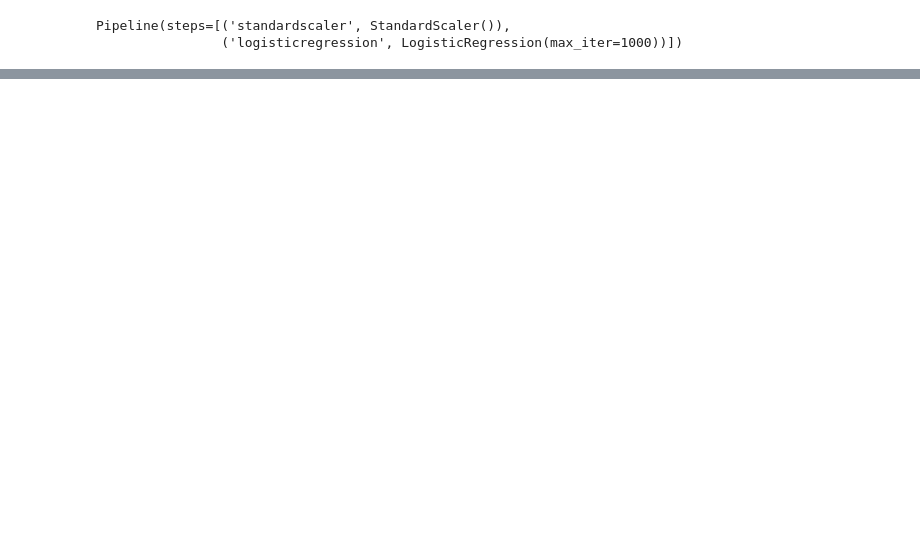
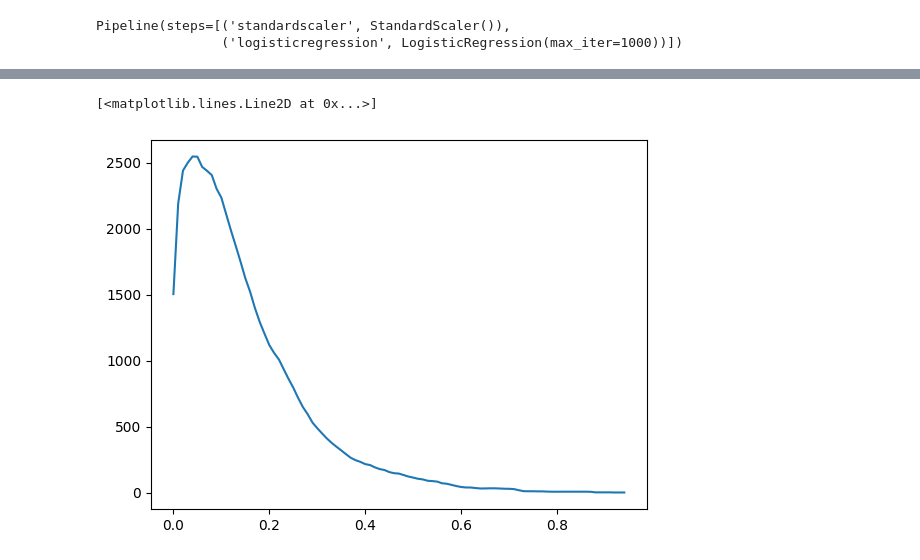
Before and after one commit to erxcshi/crypto_pred_market, a Jupyter notebook: models/log_reg.ipynb, the cells around one changed output, grey strips where cells are left out. Cells and saved outputs as stored; diff of their text form; code cells hidden in the pictures; blank space fills up the shorter version.

```diff
--- a/models/log_reg.ipynb
+++ b/models/log_reg.ipynb
@@ -195,0 +231,6 @@ Worst trade: -0.87
+# %%
+plt.plot(threshold_lst, pnl_lst)
+# plt.plot(threshold_lst, np.log(num_trades_lst))
+# %% [output]
+[<matplotlib.lines.Line2D at 0x...>]
+[figure, added]
```
Also changed, not shown: parts of 7 cells of this notebook, 2 other files.
